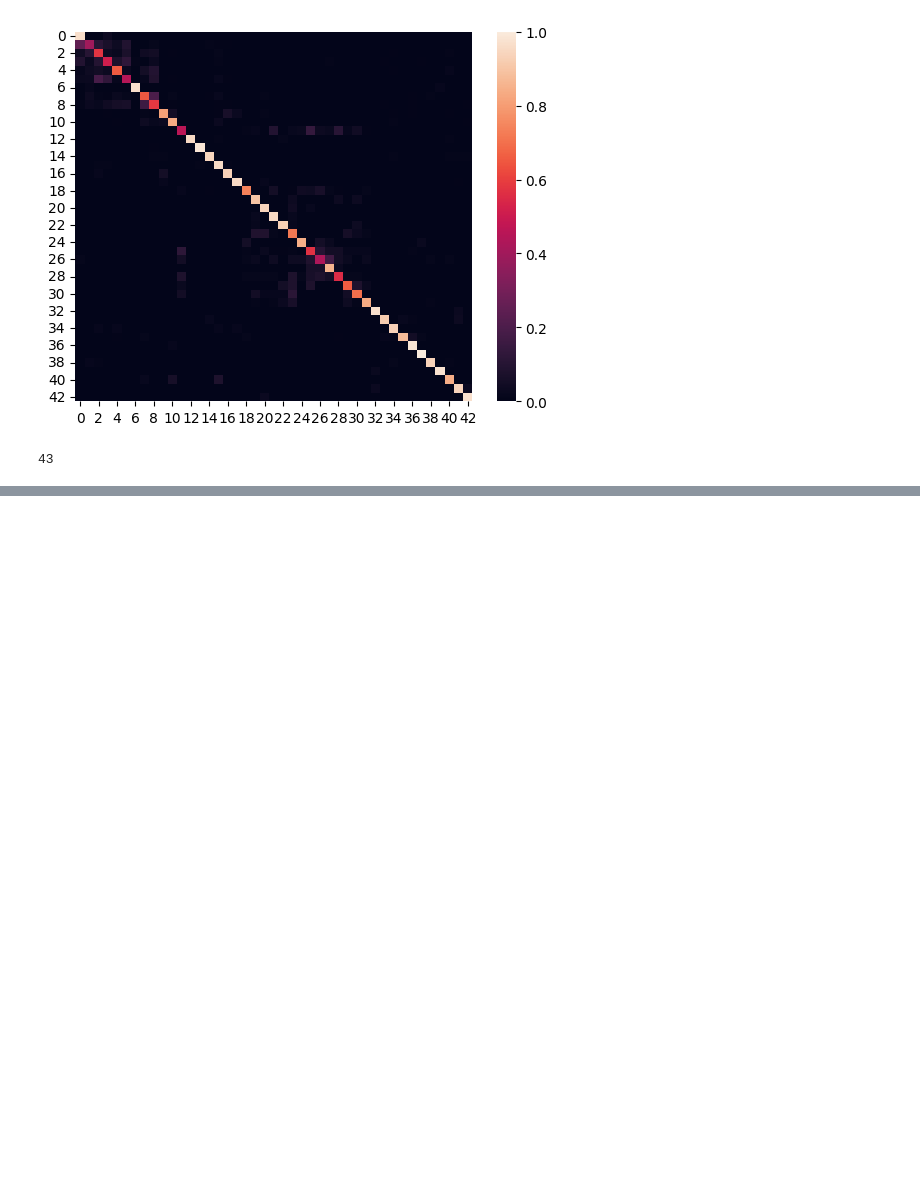
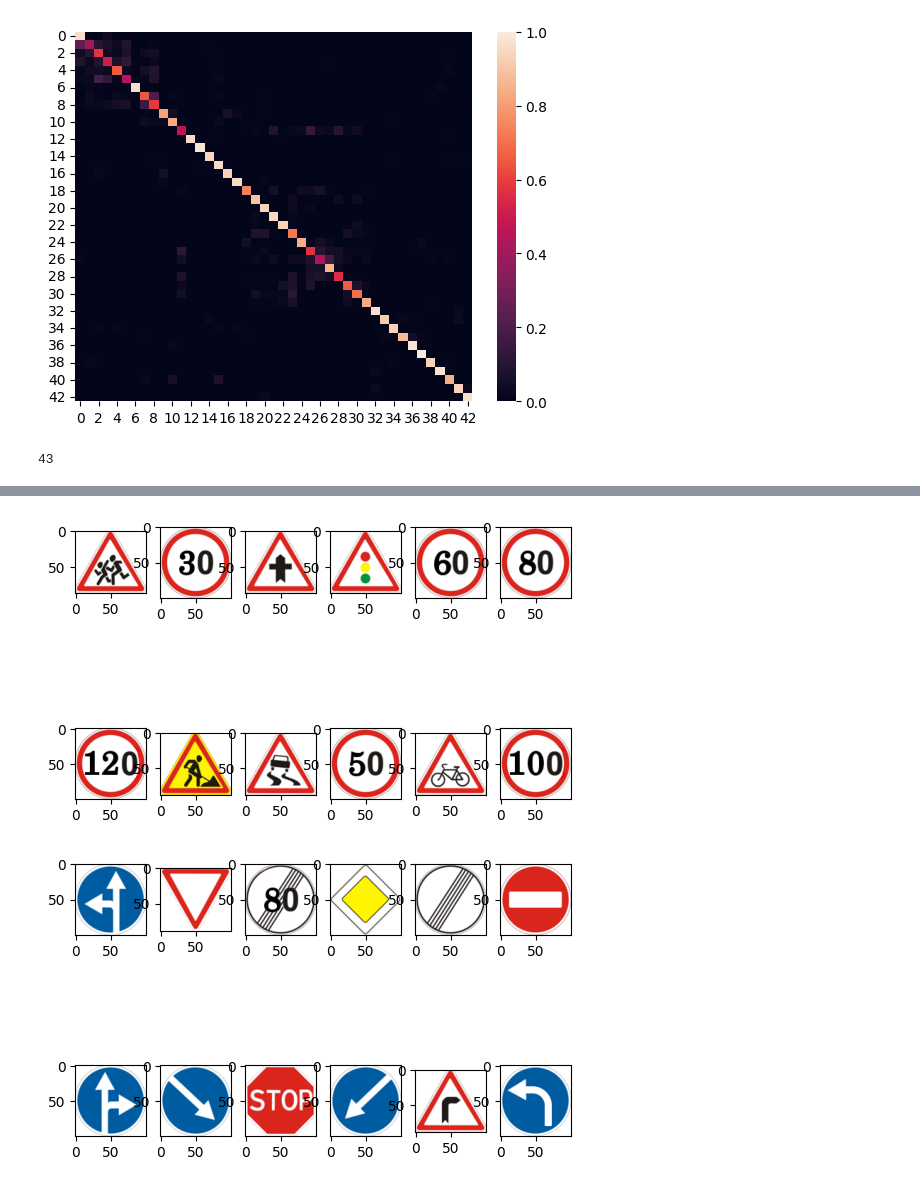
Before and after one commit to Biporian/ML_ASS_2, a Jupyter notebook: Hog.ipynb, the cells around one changed output, grey strips where cells are left out. Cells and saved outputs as stored; diff of their text form; code cells hidden in the pictures; blank space fills up the shorter version.

```diff
--- a/Hog.ipynb
+++ b/Hog.ipynb
@@ -137,3 +135,10 @@ output = pd.DataFrame()
 output["id"] = test_ids
 output["ClassId"] = logReg.predict(hog_pca_test)
 output.to_csv("output.csv", index=False)
+# %%
+param_grid2 = {'C': [1,8, 9, 11, 20]}
+logReg = sklearn.linear_model.LogisticRegression(
+    penalty='l1', solver='saga', multi_class='ovr', max_iter=10000, n_jobs=-1
+)
+oneRest = GridSearchCV(logReg, param_grid, cv=5)
+oneRest.fit(stratified, stratified_labels)
@@ -139,0 +165,9 @@ output.to_csv("output.csv", index=False)
+# %%
+ovr_logReg = oneRest.best_estimator_
+ovr_confusion_matrix = confusion_matrix(class_ids, ovr_logReg.predict(hog_pca), normalize='true')
+ovr_accuracies = sorted((ovr_confusion_matrix[i][i], i) for i in range(43))
+printSigns(ovr_accuracies, 12)
+printSigns(ovr_accuracies, 12, True)
+# %% [output]
+[figure, added]
+[figure, added]
```
Also changed, not shown: parts of 5 cells of this notebook, 1 other file.
